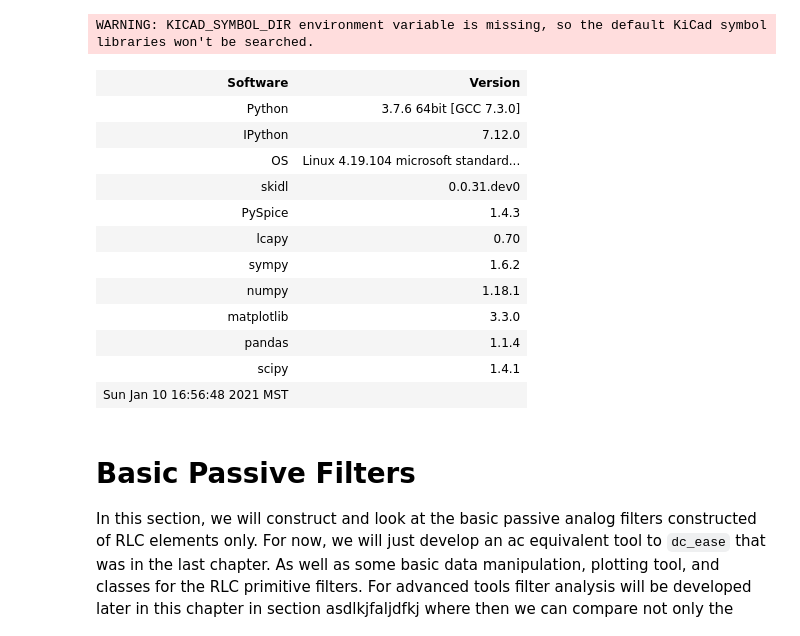
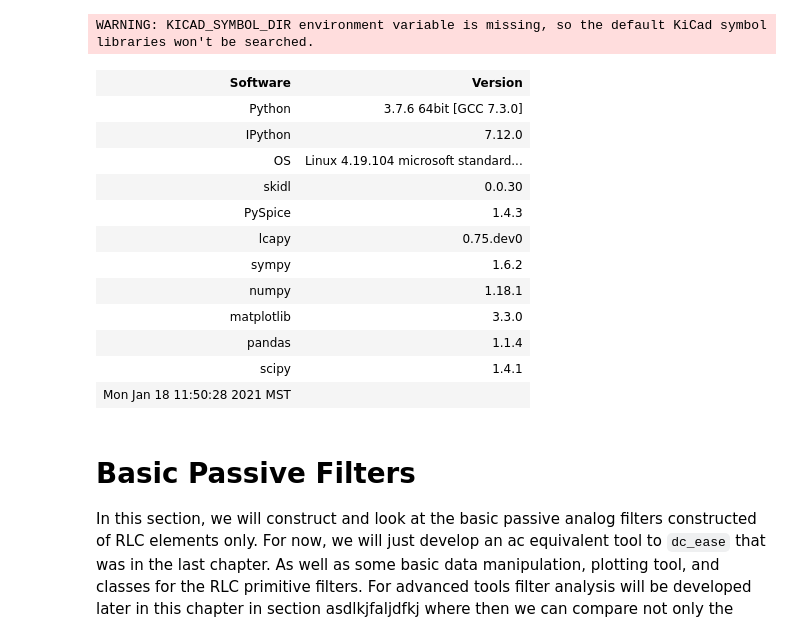
Before and after one commit to PyLCARS/Python-and-SPICE-Book, a Jupyter notebook: AC_2/AC_2_RCL_filters.ipynb, the cells around one changed output. Saved outputs shown, nothing was run; the diff lists cells and outputs as text; code cells hidden in the pictures.

Commit message:
post change to skidl dev, and dave's pyspice PR merge; everything is working

```diff
--- a/AC_2/AC_2_RCL_filters.ipynb
+++ b/AC_2/AC_2_RCL_filters.ipynb
@@ -34,31 +34,34 @@ import warnings
 # %% [output]
 WARNING: KICAD_SYMBOL_DIR environment variable is missing, so the default KiCad symbol libraries won't be searched.
 # %%
+#import dc code from parral folder
+import sys
+sys.path.insert(1, '../DC_1/')
 from DC_1_Codes import get_skidl_spice_ref
 #from AC_2_Codes import
 
 sym.init_printing()
 
 #notebook specific loading control statements
 %matplotlib inline
 #tool to log notebook internals
 #https://github.com/jrjohansson/version_information
 %load_ext version_information
 %version_information skidl, PySpice,lcapy, sympy, numpy, matplotlib, pandas, scipy
 # %% [output]
 | Software | Version |
 | Python | 3.7.6 64bit [GCC 7.3.0] |
 | IPython | 7.12.0 |
 | OS | Linux 4.19.104 microsoft standard... |
-| skidl | 0.0.31.dev0 |
+| skidl | 0.0.30 |
 | PySpice | 1.4.3 |
-| lcapy | 0.70 |
+| lcapy | 0.75.dev0 |
 | sympy | 1.6.2 |
 | numpy | 1.18.1 |
 | matplotlib | 3.3.0 |
 | pandas | 1.1.4 |
 | scipy | 1.4.1 |
-| Sun Jan 10 16:56:48 2021 MST |  |
+| Mon Jan 18 11:50:28 2021 MST |  |
 # %% [markdown]
 # Basic Passive Filters
 
```
Also changed, not shown: parts of 7 cells of this notebook, 8 other files.
